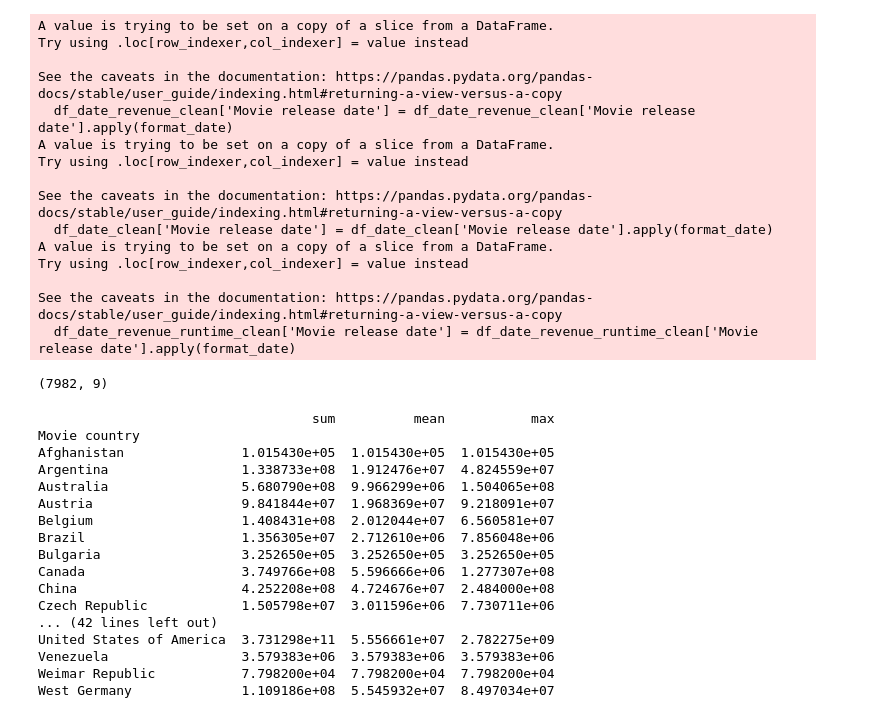
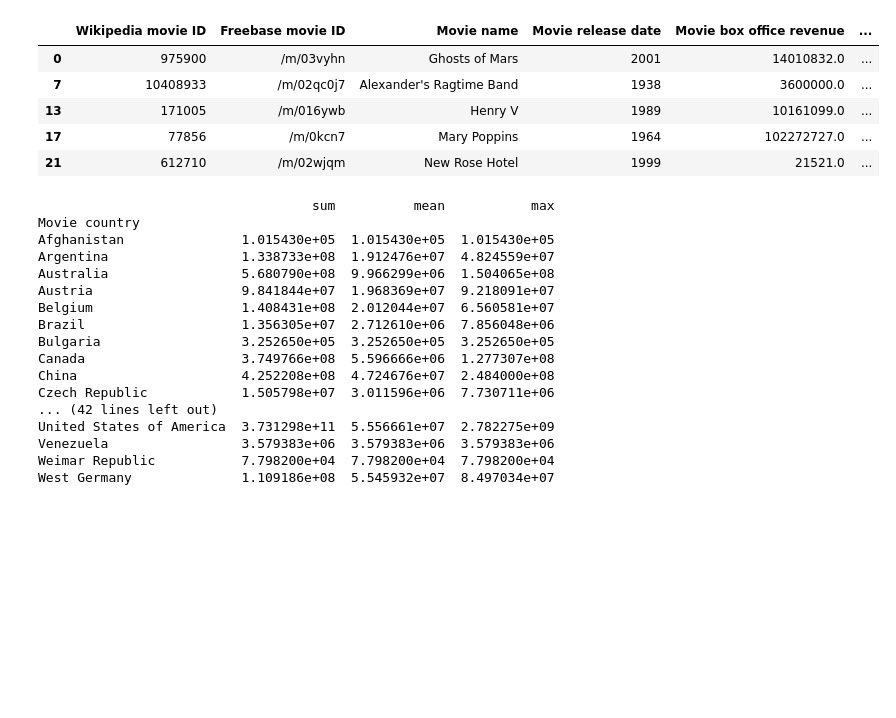
Before and after one commit to epfl-ada/ada-2024-project-4bigbrains, a Jupyter notebook: Guilhem.ipynb, the cells around one changed output. Drawn from its saved outputs; the diff is of its cells as text; code cells hidden in the pictures; blank space fills up the shorter version.

```diff
--- a/Guilhem.ipynb
+++ b/Guilhem.ipynb
@@ -6,21 +6,3 @@ import numpy as np
 import matplotlib.pyplot as plt
 import seaborn as sns
 from Cleaning import GetCleanedData
-# %%
-df1, df2,df3 = GetCleanedData()
-# %% [output]
-A value is trying to be set on a copy of a slice from a DataFrame.
-Try using .loc[row_indexer,col_indexer] = value instead
-
-See the caveats in the documentation: https://pandas.pydata.org/pandas-docs/stable/user_guide/indexing.html#returning-a-view-versus-a-copy
-  df_date_revenue_clean['Movie release date'] = df_date_revenue_clean['Movie release date'].apply(format_date)
-A value is trying to be set on a copy of a slice from a DataFrame.
-Try using .loc[row_indexer,col_indexer] = value instead
-
-See the caveats in the documentation: https://pandas.pydata.org/pandas-docs/stable/user_guide/indexing.html#returning-a-view-versus-a-copy
-  df_date_clean['Movie release date'] = df_date_clean['Movie release date'].apply(format_date)
-A value is trying to be set on a copy of a slice from a DataFrame.
-Try using .loc[row_indexer,col_indexer] = value instead
-
-See the caveats in the documentation: https://pandas.pydata.org/pandas-docs/stable/user_guide/indexing.html#returning-a-view-versus-a-copy
-  df_date_revenue_runtime_clean['Movie release date'] = df_date_revenue_runtime_clean['Movie release date'].apply(format_date)
@@ -27,7 +17,12 @@ See the caveats in the documentation: https://pandas.pydata.org/pandas-docs/stab
 # %%
-df2.shape
+df2.head()
 # %% [output]
-(7982, 9)
+|  | Wikipedia movie ID | Freebase movie ID | Movie name | Movie release date | Movie box office revenue | ... |
+| 0 | 975900 | /m/03vyhn | Ghosts of Mars | 2001 | 14010832.0 | ... |
+| 7 | 10408933 | /m/02qc0j7 | Alexander's Ragtime Band | 1938 | 3600000.0 | ... |
+| 13 | 171005 | /m/016ywb | Henry V | 1989 | 10161099.0 | ... |
+| 17 | 77856 | /m/0kcn7 | Mary Poppins | 1964 | 102272727.0 | ... |
+| 21 | 612710 | /m/02wjqm | New Rose Hotel | 1999 | 21521.0 | ... |
 # %%
 countries_revenues = df2.groupby('Movie country')['Movie box office revenue'].agg(['sum', 'mean', 'max'])
 print(countries_revenues)
```
Also changed, not shown: parts of 13 cells of this notebook.
